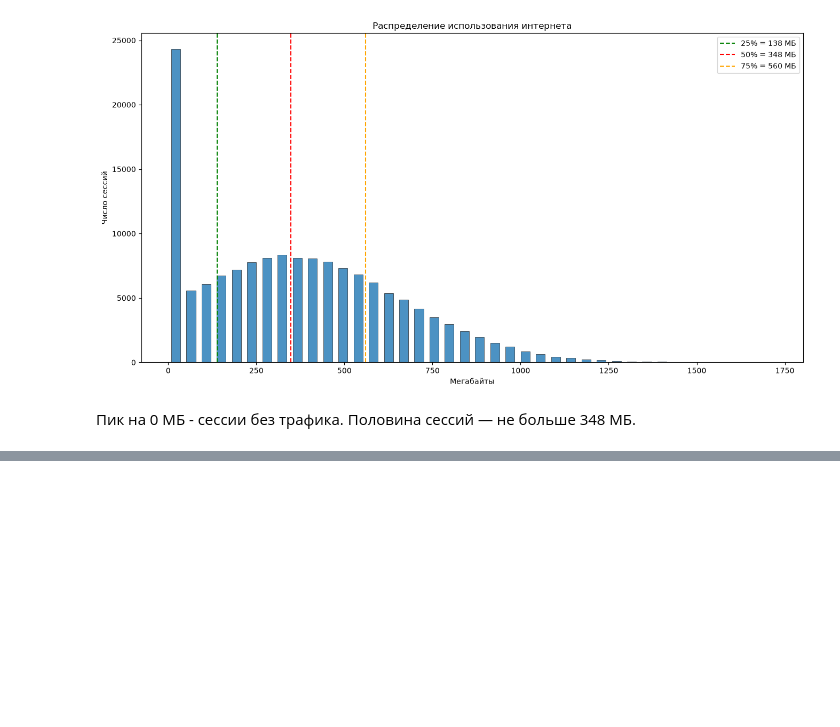
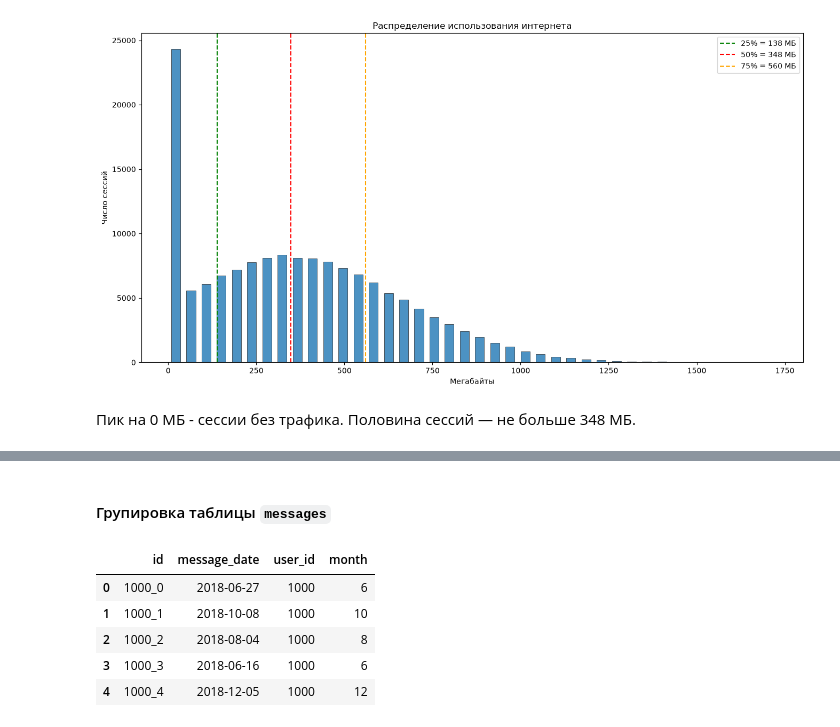
Before and after one commit to artkriukov/portfolio, a Jupyter notebook: telecom_tariff_revenue/notebooks/telecom_prepare.ipynb, the cells around one changed output, grey strips where cells are left out. Cells and saved outputs as stored; diff of their text form; code cells hidden in the pictures; blank space fills up the shorter version.

```diff
--- a/telecom_tariff_revenue/telecom_tariff_revenue.ipynb
+++ b/telecom_tariff_revenue/notebooks/telecom_prepare.ipynb
@@ -326,0 +390,11 @@ plt.show()
+# %% [markdown]
+#### Групировка таблицы `messages`
+# %%
+messages.head()
+# %% [output]
+|  | id | message_date | user_id | month |
+| 0 | 1000_0 | 2018-06-27 | 1000 | 6 |
+| 1 | 1000_1 | 2018-10-08 | 1000 | 10 |
+| 2 | 1000_2 | 2018-08-04 | 1000 | 8 |
+| 3 | 1000_3 | 2018-06-16 | 1000 | 6 |
+| 4 | 1000_4 | 2018-12-05 | 1000 | 12 |
```
Also changed, not shown: parts of 22 cells of this notebook, 1 other file.
